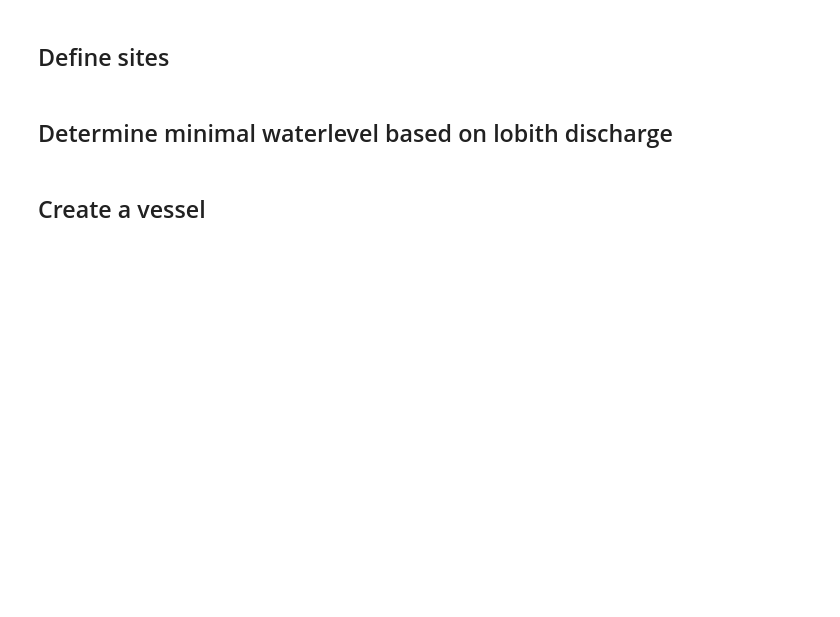
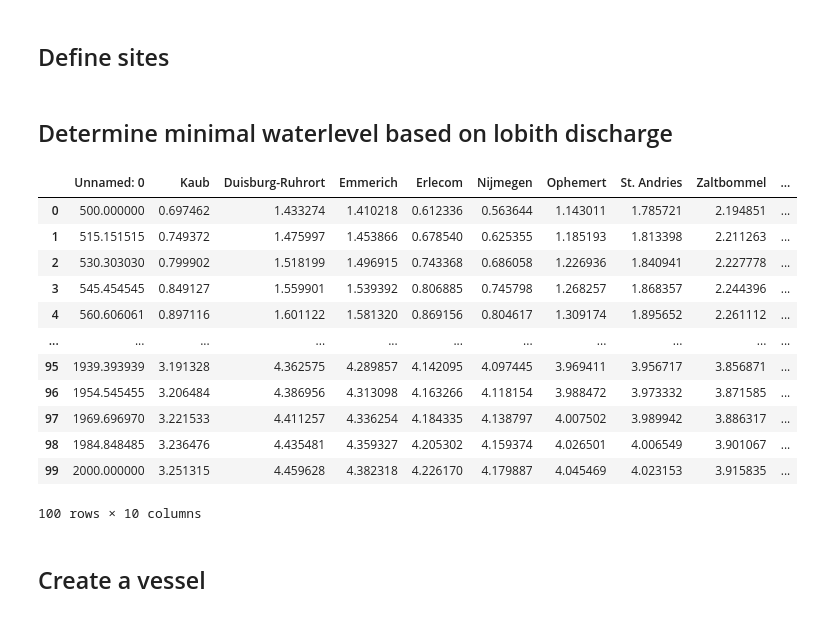
Before and after one commit to Deltares-research/digitaltwin-waterway, a Jupyter notebook: notebooks/openclsim-on-graph.ipynb, the cells around one changed output. Drawn from its saved outputs; the diff is of its cells as text; code cells hidden in the pictures; blank space fills up the shorter version.

```diff
--- a/notebooks/openclsim-on-graph.ipynb
+++ b/notebooks/openclsim-on-graph.ipynb
@@ -64,16 +64,31 @@ destination = backendSites.provideSite(env = env,
 ## Determine minimal waterlevel based on lobith discharge
 # %%
 import pathlib
+import dtv_backend
 from dtv_backend.network import network_utilities
 
-depth_path = pathlib.Path('~/data/vaarwegen/discharge/depth.csv')
+depth_path = pathlib.Path(os.path.join(dtv_backend.__path__[0], '..', 'data', 'depth.csv'))
 discharge_df = pd.read_csv(depth_path)
 
 lobith_discharge = 1500
 min_waterdepth_on_path = network_utilities.determine_min_waterdepth_on_path(env.FG, origin, destination, discharge_df, lobith_discharge)
 
 underkeel_clearance = 0.30
 max_draught = min_waterdepth_on_path - underkeel_clearance
+# %% [output]
+|  | Unnamed: 0 | Kaub | Duisburg-Ruhrort | Emmerich | Erlecom | Nijmegen | Ophemert | St. Andries | Zaltbommel | ... |
+| 0 | 500.000000 | 0.697462 | 1.433274 | 1.410218 | 0.612336 | 0.563644 | 1.143011 | 1.785721 | 2.194851 | ... |
+| 1 | 515.151515 | 0.749372 | 1.475997 | 1.453866 | 0.678540 | 0.625355 | 1.185193 | 1.813398 | 2.211263 | ... |
+| 2 | 530.303030 | 0.799902 | 1.518199 | 1.496915 | 0.743368 | 0.686058 | 1.226936 | 1.840941 | 2.227778 | ... |
+| 3 | 545.454545 | 0.849127 | 1.559901 | 1.539392 | 0.806885 | 0.745798 | 1.268257 | 1.868357 | 2.244396 | ... |
+| 4 | 560.606061 | 0.897116 | 1.601122 | 1.581320 | 0.869156 | 0.804617 | 1.309174 | 1.895652 | 2.261112 | ... |
+| ... | ... | ... | ... | ... | ... | ... | ... | ... | ... | ... |
+| 95 | 1939.393939 | 3.191328 | 4.362575 | 4.289857 | 4.142095 | 4.097445 | 3.969411 | 3.956717 | 3.856871 | ... |
+| 96 | 1954.545455 | 3.206484 | 4.386956 | 4.313098 | 4.163266 | 4.118154 | 3.988472 | 3.973332 | 3.871585 | ... |
+| 97 | 1969.696970 | 3.221533 | 4.411257 | 4.336254 | 4.184335 | 4.138797 | 4.007502 | 3.989942 | 3.886317 | ... |
+| 98 | 1984.848485 | 3.236476 | 4.435481 | 4.359327 | 4.205302 | 4.159374 | 4.026501 | 4.006549 | 3.901067 | ... |
+| 99 | 2000.000000 | 3.251315 | 4.459628 | 4.382318 | 4.226170 | 4.179887 | 4.045469 | 4.023153 | 3.915835 | ... |
+100 rows × 10 columns
 # %% [markdown]
 ## Create a vessel
 # %%
```
Also changed, not shown: parts of 1 cell of this notebook.
